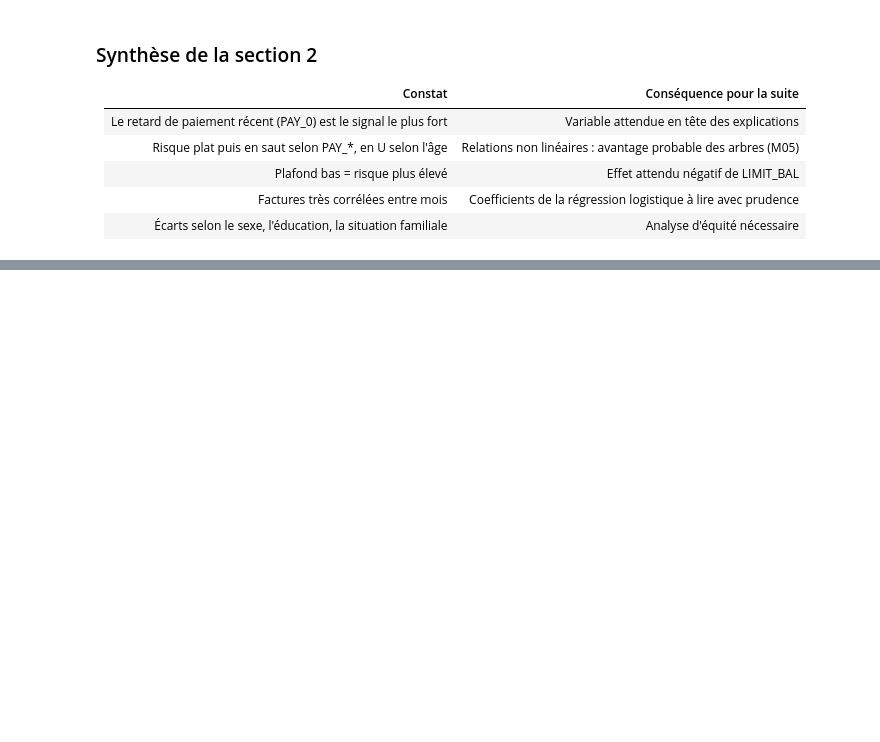
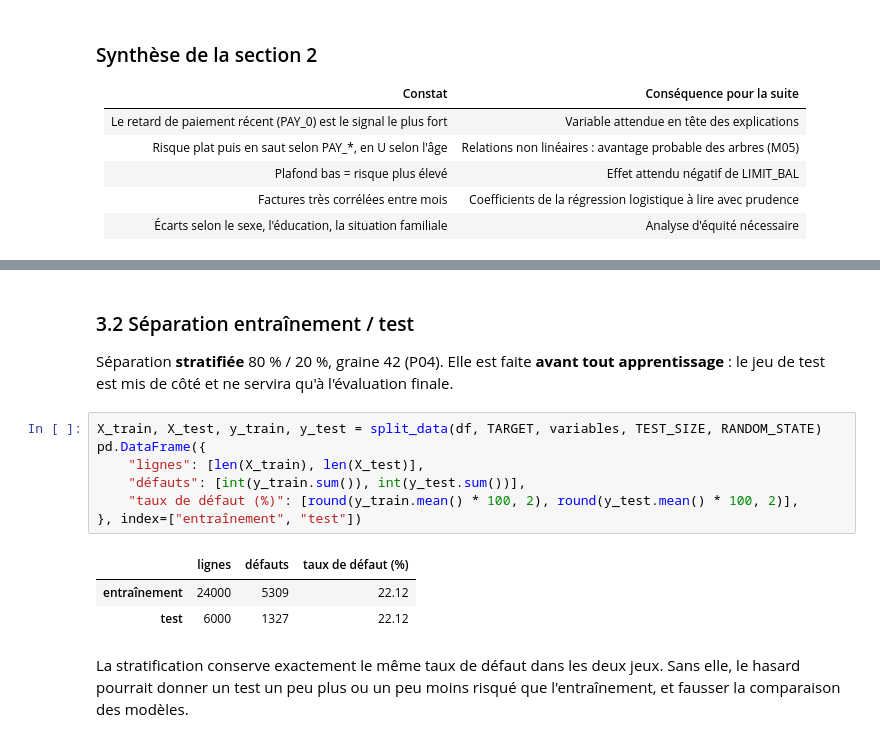
Before and after one commit to aljene307/credit-scoring-xai, a Jupyter notebook: notebooks/analyse_credit.ipynb, the cells around one changed output, grey strips where cells are left out. Cells and saved outputs as stored; diff of their text form; blank space fills up the shorter version.

```diff
--- a/notebooks/analyse_credit.ipynb
+++ b/notebooks/analyse_credit.ipynb
@@ -484,0 +507,20 @@ corr[TARGET].drop(TARGET).sort_values(key=abs, ascending=False).round(3).head(8)
+# %% [markdown]
+### 3.2 Séparation entraînement / test
+
+Séparation **stratifiée** 80 % / 20 %, graine 42 (P04). Elle est faite **avant tout apprentissage** :
+le jeu de test est mis de côté et ne servira qu'à l'évaluation finale.
+# %%
+X_train, X_test, y_train, y_test = split_data(df, TARGET, variables, TEST_SIZE, RANDOM_STATE)
+pd.DataFrame({
+    "lignes": [len(X_train), len(X_test)],
+    "défauts": [int(y_train.sum()), int(y_test.sum())],
+    "taux de défaut (%)": [round(y_train.mean() * 100, 2), round(y_test.mean() * 100, 2)],
+}, index=["entraînement", "test"])
+# %% [output]
+|  | lignes | défauts | taux de défaut (%) |
+| entraînement | 24000 | 5309 | 22.12 |
+| test | 6000 | 1327 | 22.12 |
+# %% [markdown]
+La stratification conserve exactement le même taux de défaut dans les deux jeux. Sans elle, le
+hasard pourrait donner un test un peu plus ou un peu moins risqué que l'entraînement, et fausser
+la comparaison des modèles.
```
Also changed, not shown: parts of 11 cells of this notebook.
